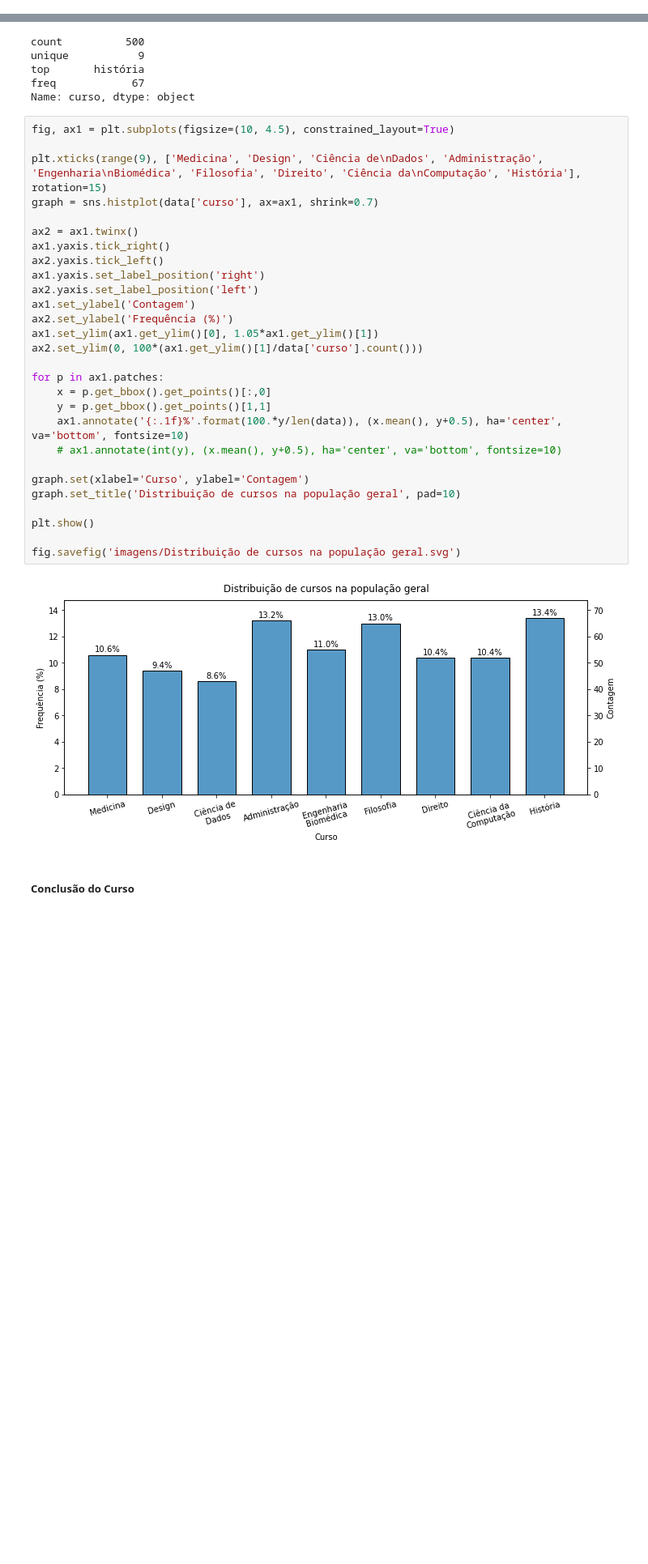
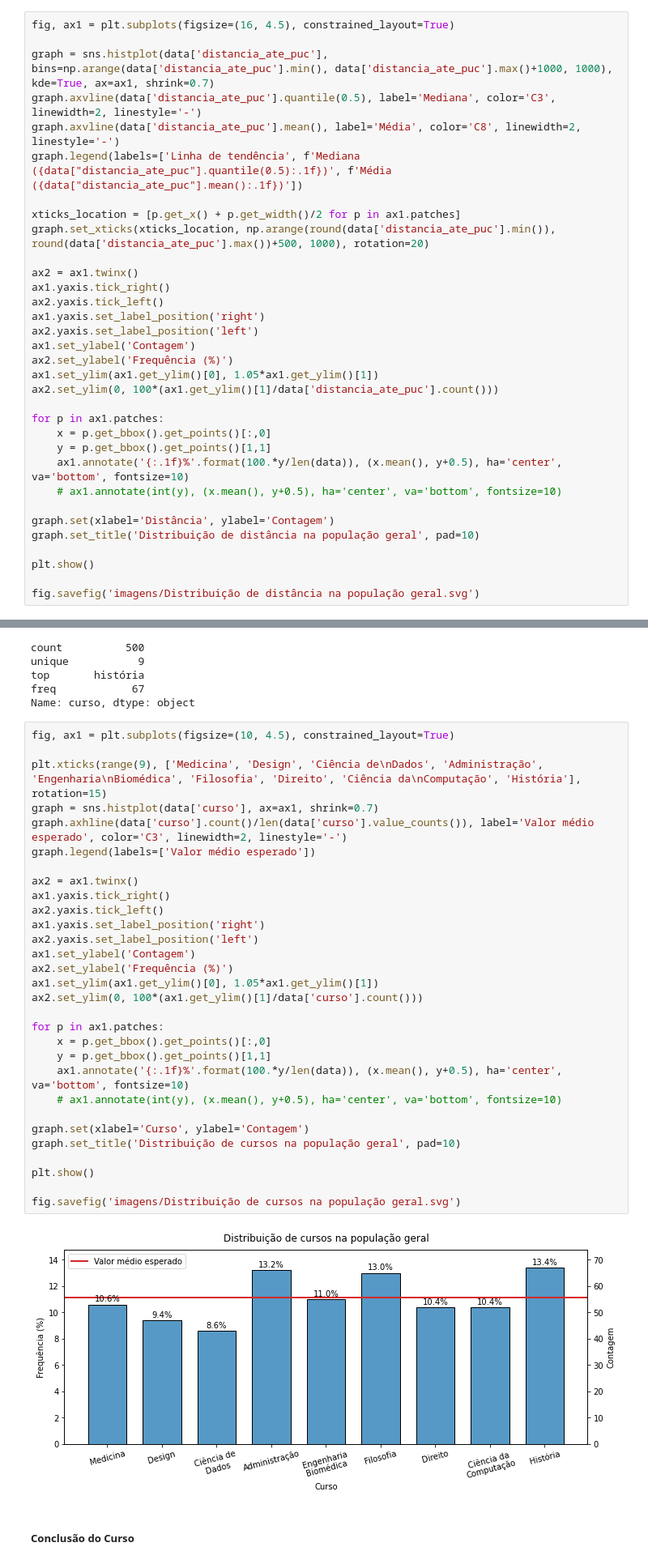
Before and after one commit to jv-porto/computer-aquisition-automation, a Jupyter notebook: projeto.ipynb, the cells around one changed output, grey strips where cells are left out. Shown: that part at 81% size. Drawn from its saved outputs; the diff is of its cells as text; blank space fills up the shorter version.

Commit message:
Alterações nos critérios de seleção e nos gráficos comparativos de conclusão de curso

```diff
--- a/projeto.ipynb
+++ b/projeto.ipynb
@@ -314,0 +329,33 @@ fig.savefig('imagens/Distribuição espacial da população geral.svg')
+# %%
+fig, ax1 = plt.subplots(figsize=(16, 4.5), constrained_layout=True)
+
+graph = sns.histplot(data['distancia_ate_puc'], bins=np.arange(data['distancia_ate_puc'].min(), data['distancia_ate_puc'].max()+1000, 1000), kde=True, ax=ax1, shrink=0.7)
+graph.axvline(data['distancia_ate_puc'].quantile(0.5), label='Mediana', color='C3', linewidth=2, linestyle='-')
+graph.axvline(data['distancia_ate_puc'].mean(), label='Média', color='C8', linewidth=2, linestyle='-')
+graph.legend(labels=['Linha de tendência', f'Mediana ({data["distancia_ate_puc"].quantile(0.5):.1f})', f'Média ({data["distancia_ate_puc"].mean():.1f})'])
+
+xticks_location = [p.get_x() + p.get_width()/2 for p in ax1.patches]
+graph.set_xticks(xticks_location, np.arange(round(data['distancia_ate_puc'].min()), round(data['distancia_ate_puc'].max())+500, 1000), rotation=20)
+
+ax2 = ax1.twinx()
+ax1.yaxis.tick_right()
+ax2.yaxis.tick_left()
+ax1.yaxis.set_label_position('right')
+ax2.yaxis.set_label_position('left')
+ax1.set_ylabel('Contagem')
+ax2.set_ylabel('Frequência (%)')
+ax1.set_ylim(ax1.get_ylim()[0], 1.05*ax1.get_ylim()[1])
+ax2.set_ylim(0, 100*(ax1.get_ylim()[1]/data['distancia_ate_puc'].count()))
+
+for p in ax1.patches:
+    x = p.get_bbox().get_points()[:,0]
+    y = p.get_bbox().get_points()[1,1]
+    ax1.annotate('{:.1f}%'.format(100.*y/len(data)), (x.mean(), y+0.5), ha='center', va='bottom', fontsize=10)
+    # ax1.annotate(int(y), (x.mean(), y+0.5), ha='center', va='bottom', fontsize=10)
+
+graph.set(xlabel='Distância', ylabel='Contagem')
+graph.set_title('Distribuição de distância na população geral', pad=10)
+
+plt.show()
+
+fig.savefig('imagens/Distribuição de distância na população geral.svg')
@@ -389,33 +438,35 @@ Name: curso, dtype: object
 # %%
 fig, ax1 = plt.subplots(figsize=(10, 4.5), constrained_layout=True)
 
 plt.xticks(range(9), ['Medicina', 'Design', 'Ciência de\nDados', 'Administração', 'Engenharia\nBiomédica', 'Filosofia', 'Direito', 'Ciência da\nComputação', 'História'], rotation=15)
 graph = sns.histplot(data['curso'], ax=ax1, shrink=0.7)
+graph.axhline(data['curso'].count()/len(data['curso'].value_counts()), label='Valor médio esperado', color='C3', linewidth=2, linestyle='-')
+graph.legend(labels=['Valor médio esperado'])
 
 ax2 = ax1.twinx()
 ax1.yaxis.tick_right()
 ax2.yaxis.tick_left()
 ax1.yaxis.set_label_position('right')
 ax2.yaxis.set_label_position('left')
 ax1.set_ylabel('Contagem')
 ax2.set_ylabel('Frequência (%)')
 ax1.set_ylim(ax1.get_ylim()[0], 1.05*ax1.get_ylim()[1])
 ax2.set_ylim(0, 100*(ax1.get_ylim()[1]/data['curso'].count()))
 
 for p in ax1.patches:
     x = p.get_bbox().get_points()[:,0]
     y = p.get_bbox().get_points()[1,1]
     ax1.annotate('{:.1f}%'.format(100.*y/len(data)), (x.mean(), y+0.5), ha='center', va='bottom', fontsize=10)
     # ax1.annotate(int(y), (x.mean(), y+0.5), ha='center', va='bottom', fontsize=10)
 
 graph.set(xlabel='Curso', ylabel='Contagem')
 graph.set_title('Distribuição de cursos na população geral', pad=10)
 
 plt.show()
 
 fig.savefig('imagens/Distribuição de cursos na população geral.svg')
 # %% [output]
-[figure, old version]
+[figure, new version]
 # %% [markdown]
 ##### **Conclusão do Curso**
 # %% [markdown]
```
Also changed, not shown: parts of 31 cells of this notebook, 7 other files.
